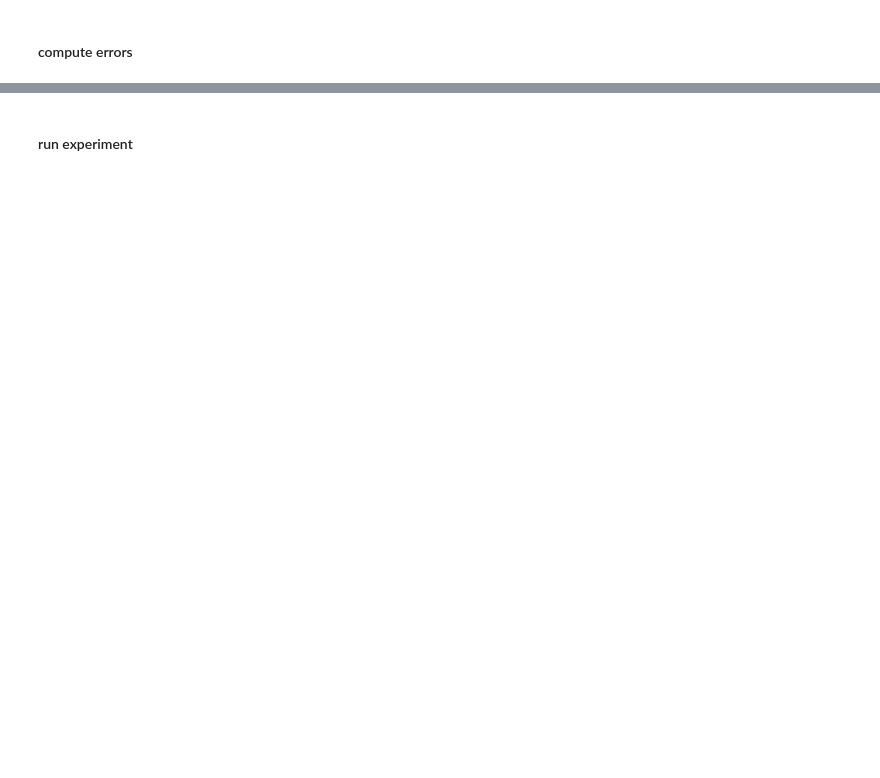
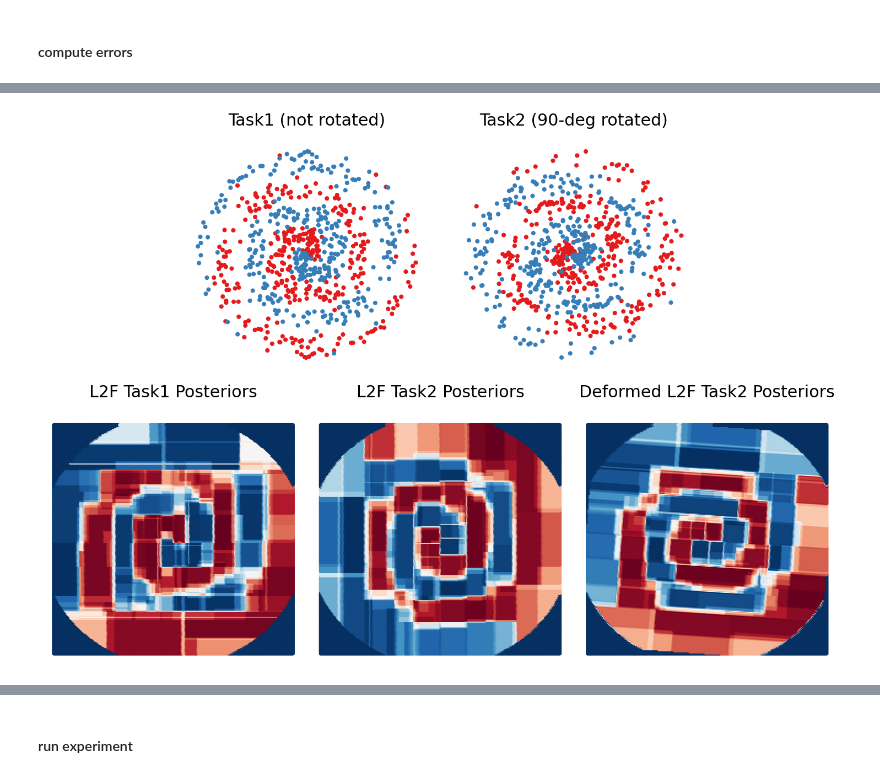
Before and after one commit to tliu68/progressive-learning, a Jupyter notebook: lddmm_XOR/elastix-spiral.ipynb, the cells around one changed output, grey strips where cells are left out. Cells and saved outputs as stored; diff of their text form; code cells hidden in the pictures; blank space fills up the shorter version.

```diff
--- a/lddmm_XOR/elastix-spiral.ipynb
+++ b/lddmm_XOR/elastix-spiral.ipynb
@@ -320,0 +324,29 @@ plt.show()
+# %%
+fig = plt.figure(constrained_layout=True,figsize=(21,14))
+gs = fig.add_gridspec(12, 21)
+ax1 = fig.add_subplot(gs[6:,:6])
+ax1.scatter(xx,yy,c=task1pred1_reshaped, cmap='RdBu_r',vmin=0,vmax=1)
+ax1.set_title('L2F Task1 Posteriors', fontsize=30, pad=30); ax1.axis('off'); ax1.set_xticks([]); ax1.set_yticks([])
+ax1 = fig.add_subplot(gs[6:,7:13])
+ax1.scatter(xx,yy,c=task2pred2_reshaped, cmap='RdBu_r',vmin=0,vmax=1)
+ax1.set_title('L2F Task2 Posteriors', fontsize=30, pad=30); ax1.axis('off'); ax1.set_xticks([]); ax1.set_yticks([])
+ax1 = fig.add_subplot(gs[6:,14:-1])
+ax1.scatter(xx,yy,c=task1pred1_deformed, cmap='RdBu_r',vmin=0,vmax=1)
+ax1.set_title('Deformed L2F Task2 Posteriors', fontsize=30, pad=30); ax1.axis('off'); ax1.set_xticks([]); ax1.set_yticks([])
+
+ax = fig.add_subplot(gs[:6,4:10])
+clr = [colors[i] for i in y_task1]
+ax.scatter(X_task1[:, 0], X_task1[:, 1], c=clr, s=50)
+ax.set_xlim([-1.2,1.2]); ax.set_ylim([-1.2,1.2])
+ax.set_xticks([]); ax.set_yticks([]); ax.axis('off')
+ax.set_title('Task1 (not rotated)', fontsize=30)
+ax = fig.add_subplot(gs[:6,10:16])
+clr = [colors[i] for i in y_task2]
+ax.scatter(X_task2[:, 0], X_task2[:, 1], c=clr, s=50)
+ax.set_xlim([-1.2,1.2]); ax.set_ylim([-1.2,1.2])
+ax.set_xticks([]); ax.set_yticks([]); ax.axis('off')
+ax.set_title('Task2 (90-deg rotated)', fontsize=30)
+# plt.show()
+plt.savefig('spiral_sample')
+# %% [output]
+[figure, added]
```
Also changed, not shown: parts of 24 cells of this notebook, 1 other file.
